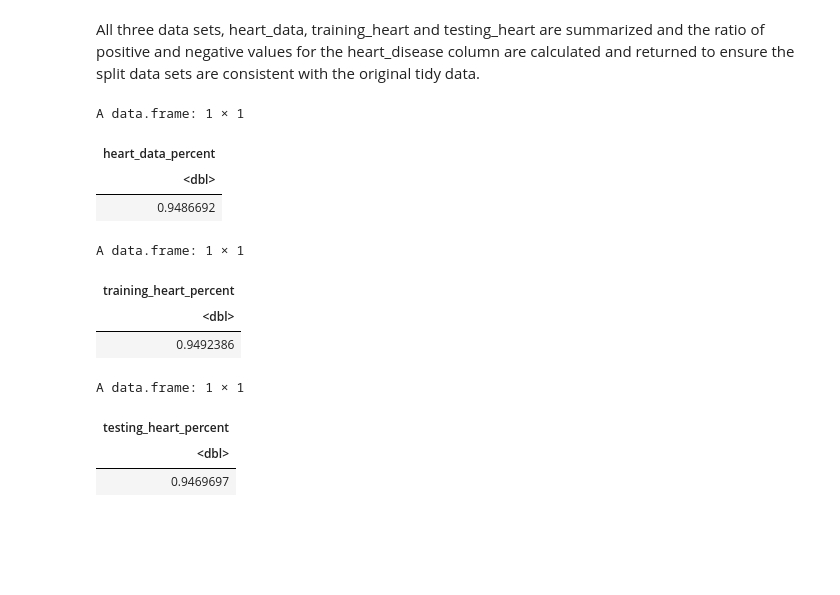
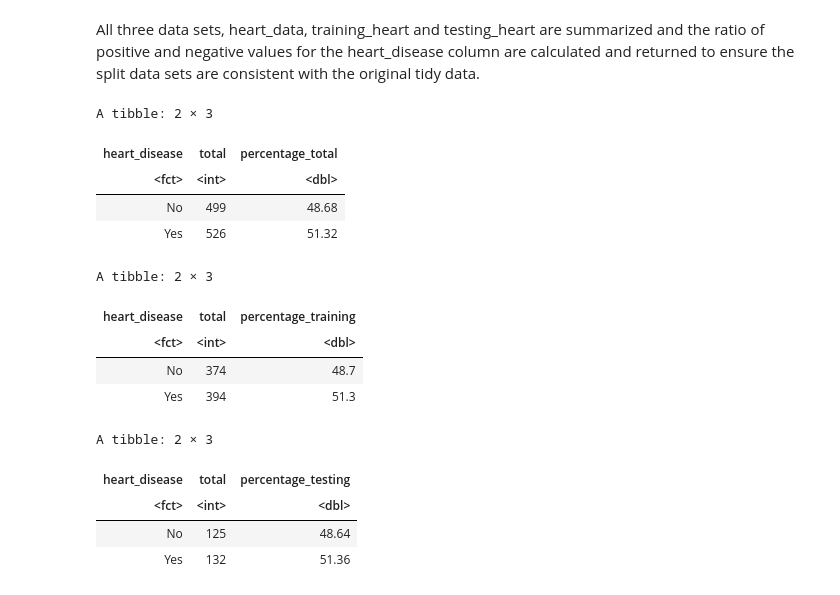
Before and after one commit to fellasleep2324/dsci-100-2023-24-grp12, a Jupyter notebook: Group Project Proposal.ipynb, the cells around one changed output. Drawn from its saved outputs; the diff is of its cells as text; code cells hidden in the pictures; blank space fills up the shorter version.

```diff
--- a/Group Project Proposal.ipynb
+++ b/Group Project Proposal.ipynb
@@ -72,10 +74,9 @@ heart_disease: Presence of heart disease in general.
 Below we have read in the heart_disease data file and tidied the data into a table of only the columns we want to use. The column names and values in the heart_disease colunm have been renmaed for ease of understanding.
 # %%
 heart_data <- as_tibble(read.csv("heart.csv")) |>
-    select(trestbps, fbs, chol, target) |>
+    select(age, fbs, chol, target) |>
 
-    rename(resting_bp = trestbps,
-           fast_bp = fbs,
+    rename(fast_bs = fbs,
            cholesterol = chol,
            heart_disease = target) |>
 
@@ -108,38 +109,41 @@ split_percent
 # %% [markdown]
 All three data sets, heart_data, training_heart and testing_heart are summarized and the ratio of positive and negative values for the heart_disease column are calculated and returned to ensure the split data sets are consistent with the original tidy data.
 # %%
-# if anyone remembers how to make them actually return a percent please add that
-# in here. I will do it tomorrow if nobody does it - Doug
+num_obs_heart = nrow(heart_data)
+num_obs_training = nrow(training_heart)
+num_obs_testing = nrow(testing_heart)
+
 heart_data_percent <- heart_data |>
     group_by(heart_disease) |>
-    summarize(count = n()) |>
-    mutate(heart_data_percent = count) |>
-    select(heart_data_percent)
-    slice(heart_data_percent, 1) / slice(heart_data_percent, 2)
+    summarize(total = n(),
+             percentage_total = round(n() / num_obs_heart * 100, 2))
 
 training_heart_percent <- training_heart |>
     group_by(heart_disease) |>
-    summarize(count = n()) |>
-    mutate(training_heart_percent = count) |>
-    select(training_heart_percent)
-    slice(training_heart_percent, 1) / slice(training_heart_percent, 2)
+    summarize(total = n(),
+             percentage_training = round(n() / num_obs_training * 100, 2))
 
 testing_heart_percent <- testing_heart |>
     group_by(heart_disease) |>
-    summarize(count = n()) |>
-    mutate(testing_heart_percent = count) |>
-    select(testing_heart_percent)
-    slice(testing_heart_percent, 1) / slice(testing_heart_percent, 2)
+    summarize(total = n(),
+             percentage_testing = round(n() / num_obs_testing * 100, 2))
+
+heart_data_percent
+training_heart_percent
+testing_heart_percent
 # %% [output]
-A data.frame: 1 × 1
+A tibble: 2 × 3
-| heart_data_percent |
-| <dbl> |
-| 0.9486692 |
+| heart_disease | total | percentage_total |
+| <fct> | <int> | <dbl> |
+| No | 499 | 48.68 |
+| Yes | 526 | 51.32 |
-A data.frame: 1 × 1
+A tibble: 2 × 3
-| training_heart_percent |
-| <dbl> |
-| 0.9492386 |
+| heart_disease | total | percentage_training |
+| <fct> | <int> | <dbl> |
+| No | 374 | 48.7 |
+| Yes | 394 | 51.3 |
-A data.frame: 1 × 1
+A tibble: 2 × 3
-| testing_heart_percent |
-| <dbl> |
-| 0.9469697 |
+| heart_disease | total | percentage_testing |
+| <fct> | <int> | <dbl> |
+| No | 125 | 48.64 |
+| Yes | 132 | 51.36 |
```
Also changed, not shown: parts of 7 cells of this notebook, 1 other file.
